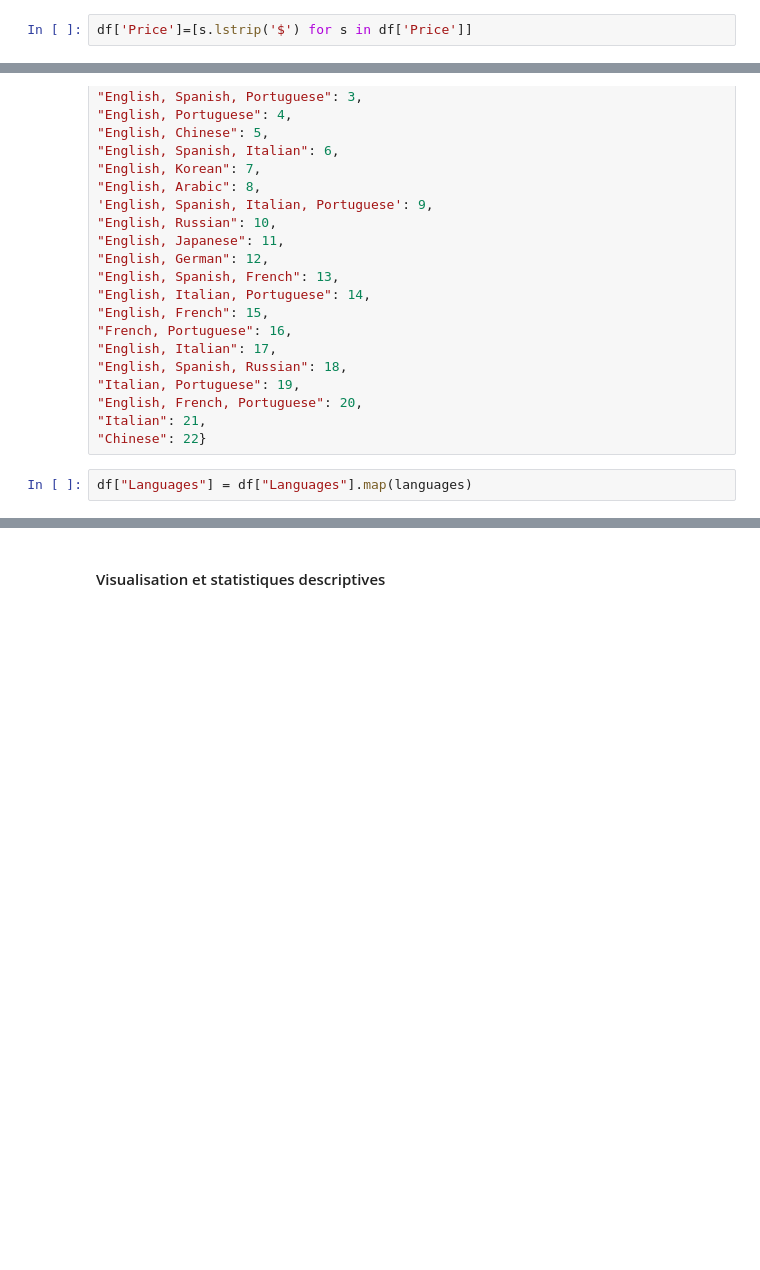
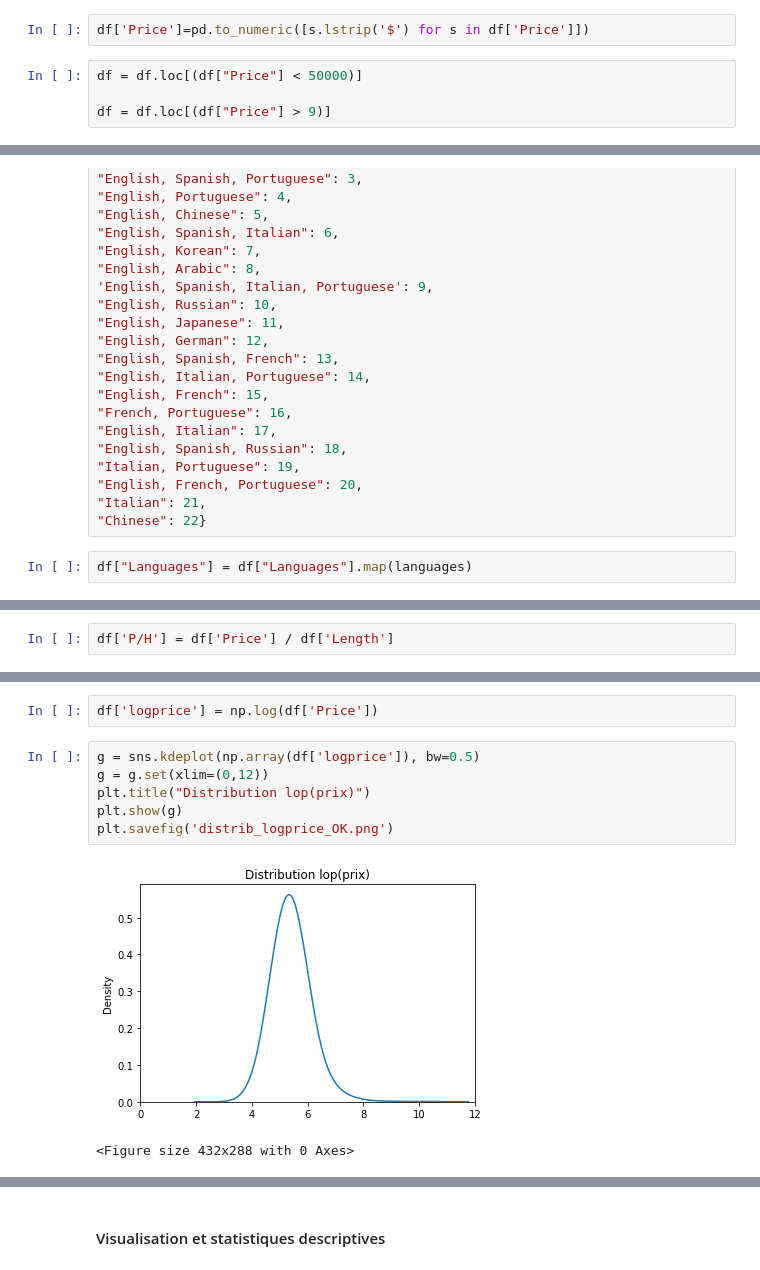
Before and after one commit to Emeline-Maire/Projet-DSSS, a Jupyter notebook: Statistiques Descriptives.ipynb, the cells around one changed output, grey strips where cells are left out. Drawn from its saved outputs; the diff is of its cells as text; blank space fills up the shorter version.

```diff
--- a/Statistiques Descriptives.ipynb
+++ b/Statistiques Descriptives.ipynb
@@ -109,5 +152,9 @@ print(df['Price'].unique())
 # %%
-df['Price']=[s.lstrip('$') for s in df['Price']]
+df['Price']=pd.to_numeric([s.lstrip('$') for s in df['Price']])
+# %%
+df = df.loc[(df["Price"] < 50000)]
+
+df = df.loc[(df["Price"] > 9)]
 # %%
 #Incall la meuf reçoit, et outcall elle se déplace
 # %% [output]
@@ -246,0 +289,2 @@ df["Languages"] = df["Languages"].map(languages)
+# %%
+df['P/H'] = df['Price'] / df['Length']
@@ -246,0 +457,11 @@ df["Languages"] = df["Languages"].map(languages)
+# %%
+df['logprice'] = np.log(df['Price'])
+# %%
+g = sns.kdeplot(np.array(df['logprice']), bw=0.5)
+g = g.set(xlim=(0,12))
+plt.title("Distribution lop(prix)")
+plt.show(g)
+plt.savefig('distrib_logprice_OK.png')
+# %% [output]
+[figure, added]
+<Figure size 432x288 with 0 Axes>
```
Also changed, not shown: parts of 36 cells of this notebook.
